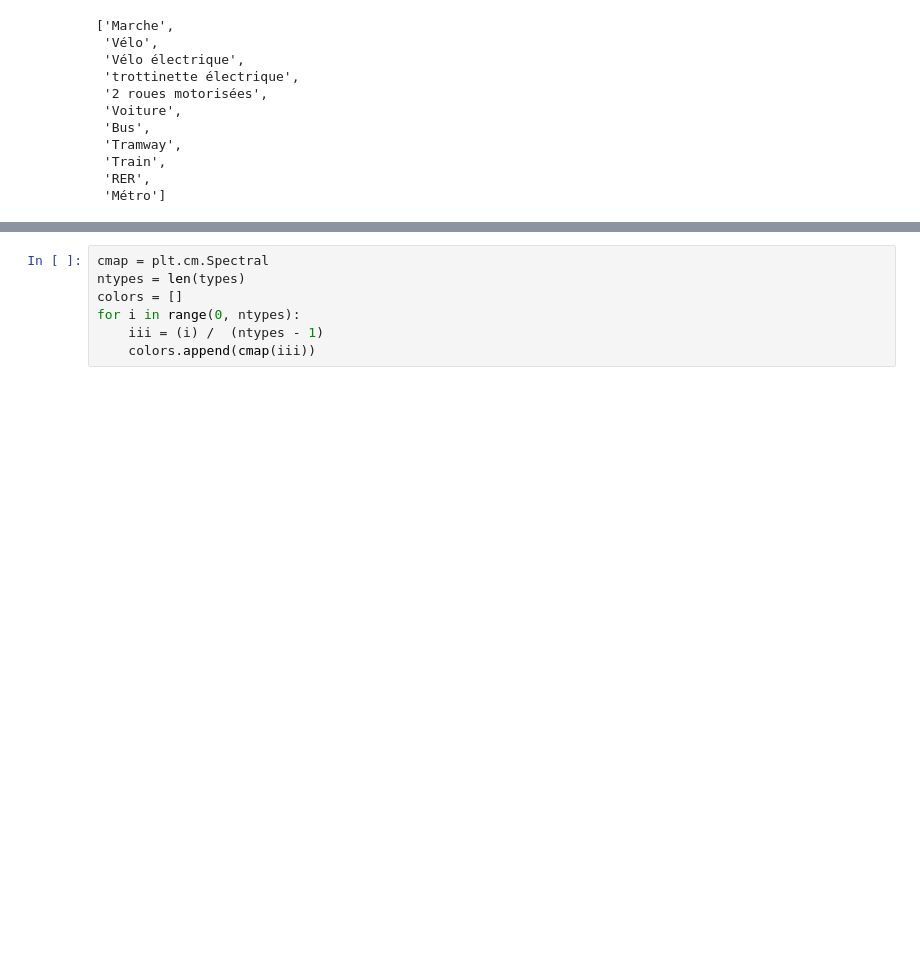
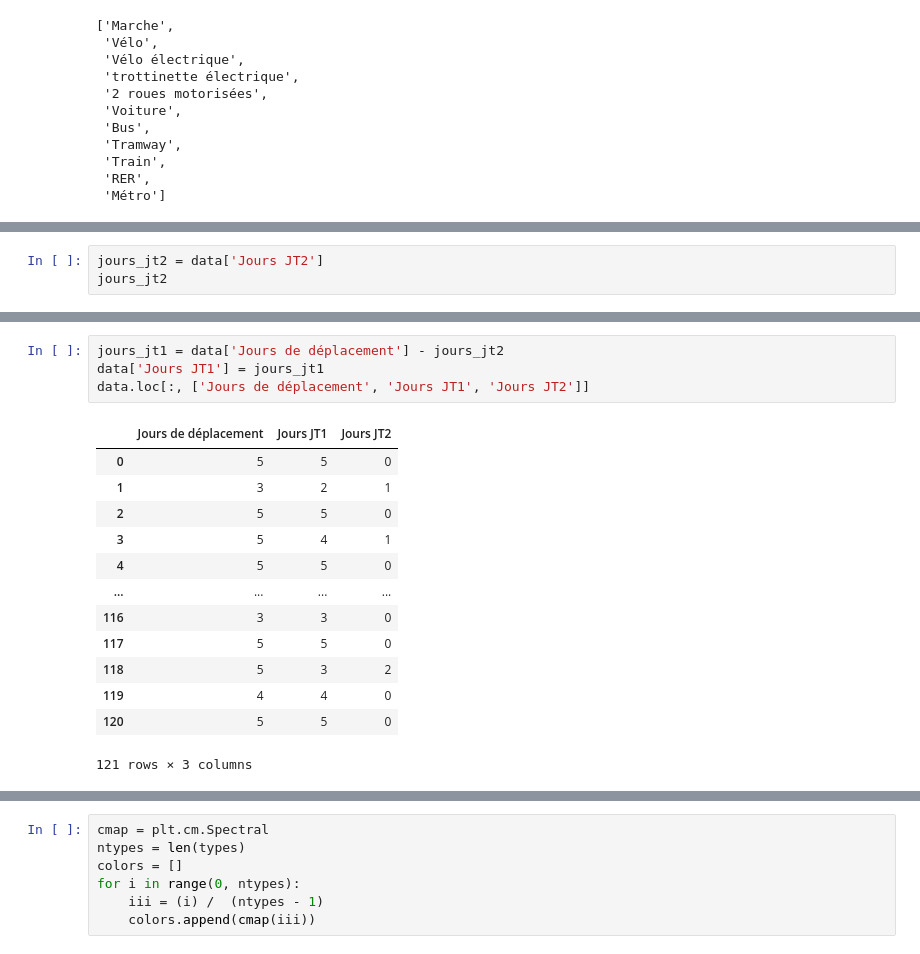
Before and after one commit to umr-marbec/marbec-green, a Jupyter notebook: process-emissions-deplacement.ipynb, the cells around one changed output, grey strips where cells are left out. Saved outputs shown, nothing was run; the diff lists cells and outputs as text; blank space fills up the shorter version.

```diff
--- a/process-emissions-deplacement.ipynb
+++ b/process-emissions-deplacement.ipynb
@@ -63,0 +68,3 @@ types
+# %%
+jours_jt2 = data['Jours JT2']
+jours_jt2
@@ -64,2 +84,20 @@ types
+# %%
+jours_jt1 = data['Jours de déplacement'] - jours_jt2
+data['Jours JT1'] = jours_jt1
+data.loc[:, ['Jours de déplacement', 'Jours JT1', 'Jours JT2']]
+# %% [output]
+|  | Jours de déplacement | Jours JT1 | Jours JT2 |
+| 0 | 5 | 5 | 0 |
+| 1 | 3 | 2 | 1 |
+| 2 | 5 | 5 | 0 |
+| 3 | 5 | 4 | 1 |
+| 4 | 5 | 5 | 0 |
+| ... | ... | ... | ... |
+| 116 | 3 | 3 | 0 |
+| 117 | 5 | 5 | 0 |
+| 118 | 5 | 3 | 2 |
+| 119 | 4 | 4 | 0 |
+| 120 | 5 | 5 | 0 |
+121 rows × 3 columns
 # %%
 for t in types[:]:
```
Also changed, not shown: parts of 13 cells of this notebook.
